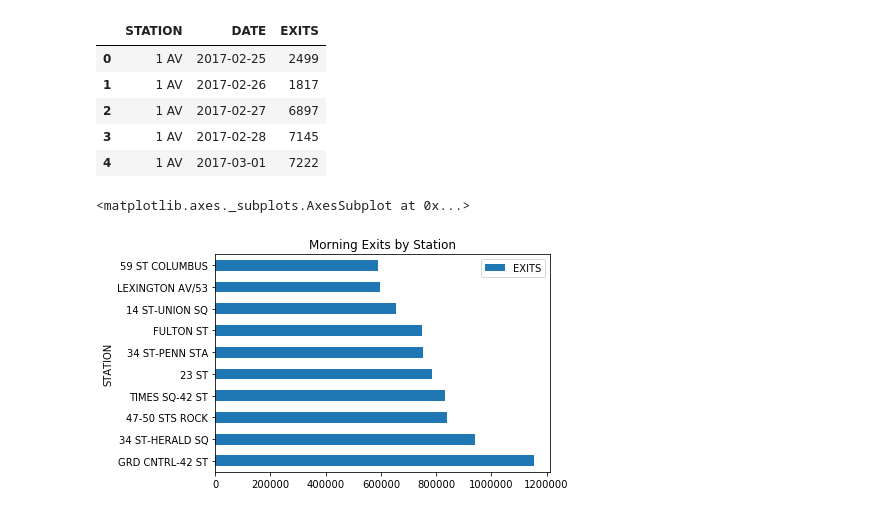
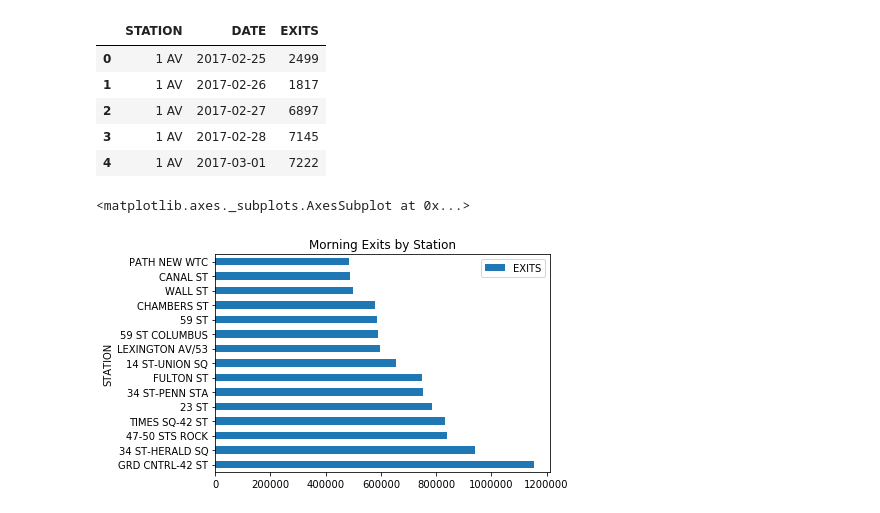
Before and after one commit to Atomahawk/mobile-marketing-solutions, a Jupyter notebook: benson_plots.ipynb, the cells around one changed output. Saved outputs shown, nothing was run; the diff lists cells and outputs as text; code cells hidden in the pictures.

Commit message:
clean version of jupyter notebook with new plots for presentation

```diff
--- a/benson_plots.ipynb
+++ b/benson_plots.ipynb
@@ -175,8 +172,8 @@ morning_month = morning_station.groupby(['STATION'])['EXITS'].sum().reset_index(
 # %%
-morning_month = morning_month.set_index('STATION')
-topsts = morning_month.sort_values('EXITS', ascending=False).head(10)
+# determine busiest stations
+topsts = morning_month.sort_values('EXITS', ascending=False).head(15)
 topsts.head()
 topsts.plot(kind='barh', title='Morning Exits by Station')
 # %% [output]
 <matplotlib.axes._subplots.AxesSubplot at 0x...>
-[figure, old version]
+[figure, new version]
```
Also changed, not shown: parts of 38 cells of this notebook.
